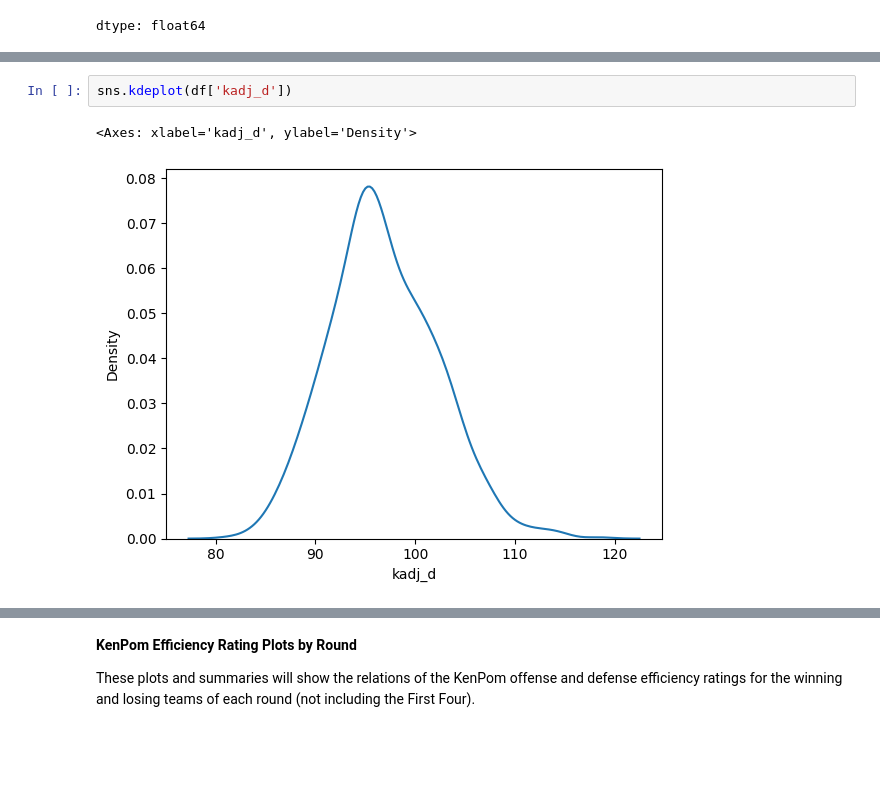
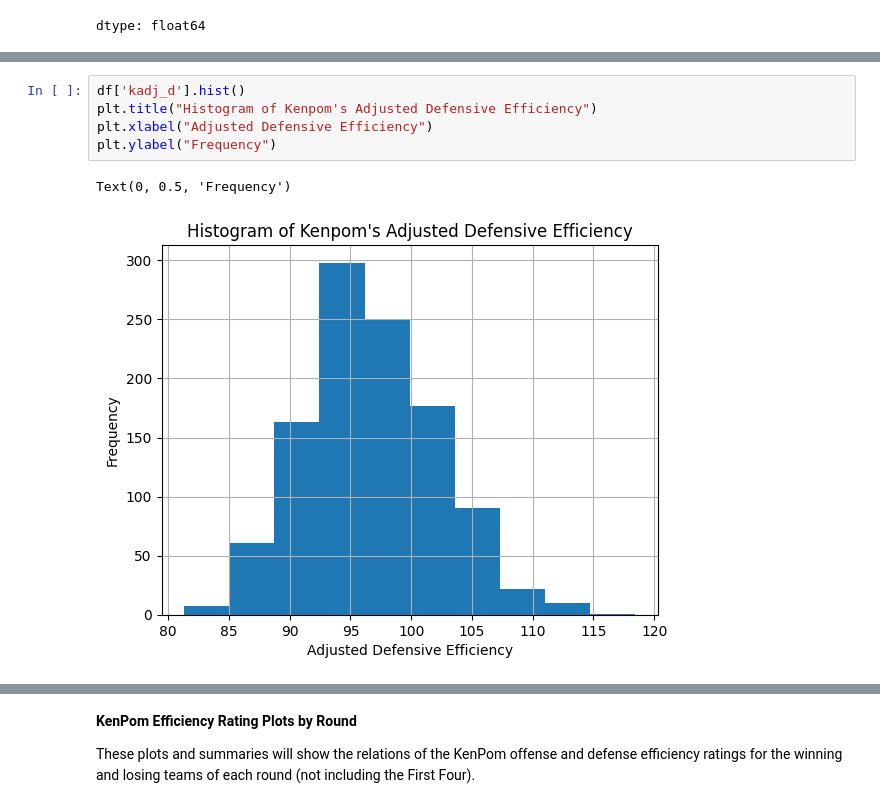
Before and after one commit to baywigg/DS3001Group, a Jupyter notebook: part_one.ipynb, the cells around one changed output, grey strips where cells are left out. Cells and saved outputs as stored; diff of their text form; blank space fills up the shorter version.

```diff
--- a/part_one.ipynb
+++ b/part_one.ipynb
@@ -166,5 +168,8 @@ df['kadj_d'].hist()
-# %%
-sns.kdeplot(df['kadj_d'])
-# %% [output]
-<Axes: xlabel='kadj_d', ylabel='Density'>
-[figure, removed]
+# %%
+df['kadj_d'].hist()
+plt.title("Histogram of Kenpom's Adjusted Defensive Efficiency")
+plt.xlabel("Adjusted Defensive Efficiency")
+plt.ylabel("Frequency")
+# %% [output]
+Text(0, 0.5, 'Frequency')
+[figure, added]
```
Also changed, not shown: parts of 8 cells of this notebook.
